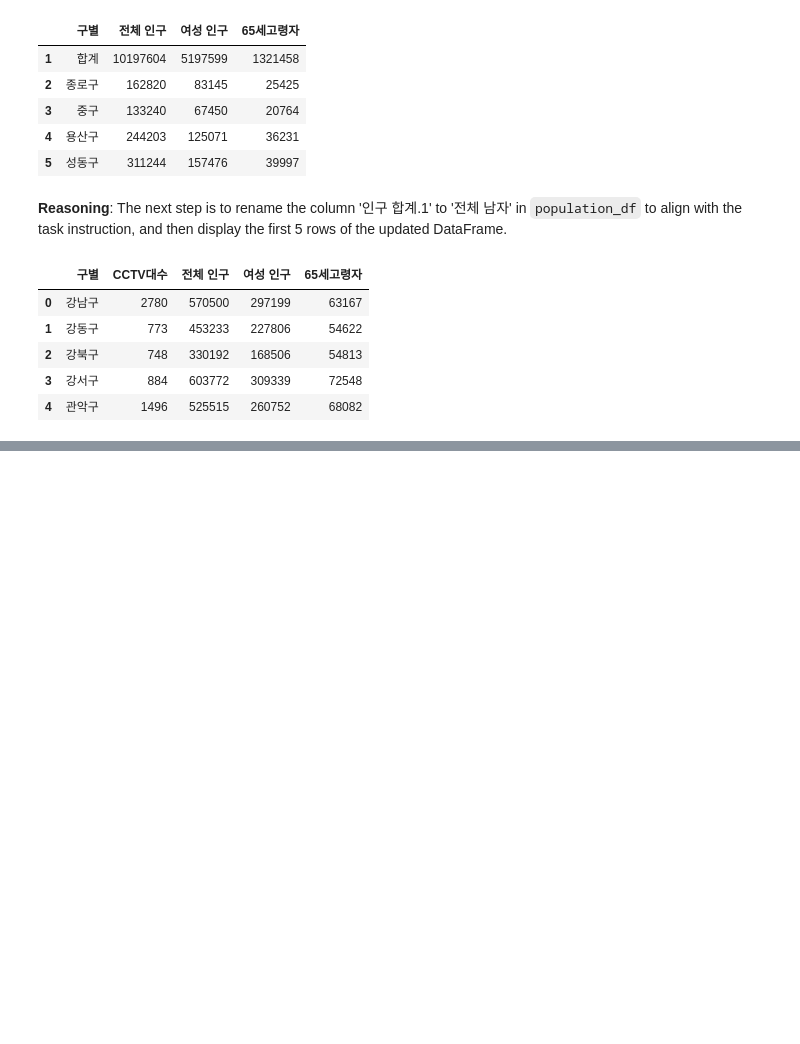
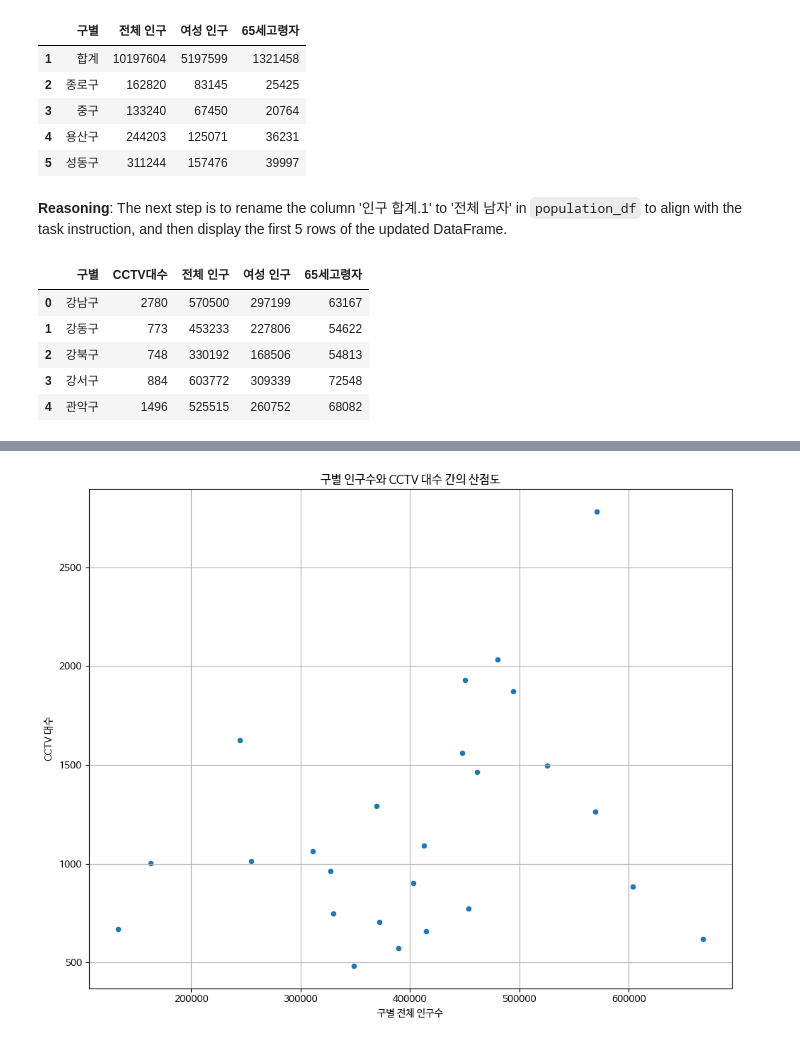
Before and after one commit to venture21/autoML_202511, a Jupyter notebook: CCTV와인구관계분석.ipynb, the cells around one changed output, grey strips where cells are left out. Cells and saved outputs as stored; diff of their text form; code cells hidden in the pictures; blank space fills up the shorter version.

```diff
--- a/CCTV와인구관계분석.ipynb
+++ b/CCTV와인구관계분석.ipynb
@@ -175,3 +175,10 @@ display(data_result_df.head())
 # 합쳐진 결과를 total.csv에 저장해줘
 
 data_result_df.to_csv('total.csv', index=False)
+# %%
+import pandas as pd
+
+# Read the CSV with utf-8 encoding to handle Korean characters correctly
+corrected_df = pd.read_csv('total.csv', encoding='utf-8')
+
+display(corrected_df.head())
@@ -177,0 +194,21 @@ data_result_df.to_csv('total.csv', index=False)
+# %%
+# Install Korean font
+!sudo apt-get install -y fonts-nanum
+!sudo fc-cache -fv
+!rm ~/.cache/matplotlib -rf
+
+import matplotlib.pyplot as plt
+import matplotlib.font_manager as fm
+
+# Configure matplotlib to use the new font
+plt.rc('font', family='NanumBarunGothic')
+plt.rcParams['axes.unicode_minus'] = False # This prevents minus signs from breaking
+
+# Add NanumBarunGothic font explicitly to font manager
+# This often helps ensure Matplotlib recognizes the newly installed font immediately
+font_dirs = ['/usr/share/fonts/truetype/nanum']
+font_files = fm.findSystemFonts(fontpaths=font_dirs)
+for font_file in font_files:
+    fm.fontManager.addfont(font_file)
+
+print("Korean font setup complete. Please re-run the plotting cell now. If issues persist, a runtime restart might still be beneficial.")
@@ -177,0 +233,14 @@ data_result_df.to_csv('total.csv', index=False)
+# %%
+import matplotlib.pyplot as plt
+import seaborn as sns
+
+plt.figure(figsize=(10, 8))
+sns.scatterplot(x='전체 인구', y='CCTV대수', data=corrected_df)
+plt.title('구별 인구수와 CCTV 대수 간의 산점도')
+plt.xlabel('구별 전체 인구수')
+plt.ylabel('CCTV 대수')
+plt.grid(True)
+plt.tight_layout()
+plt.show()
+# %% [output]
+[figure, added]
```
Also changed, not shown: parts of 6 cells of this notebook.
